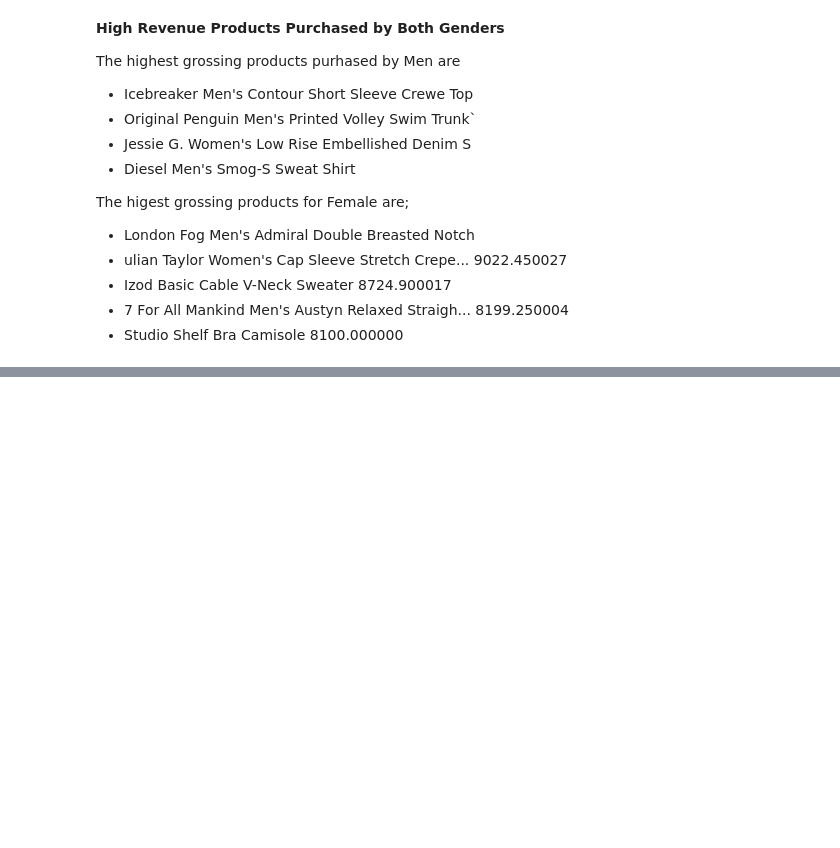
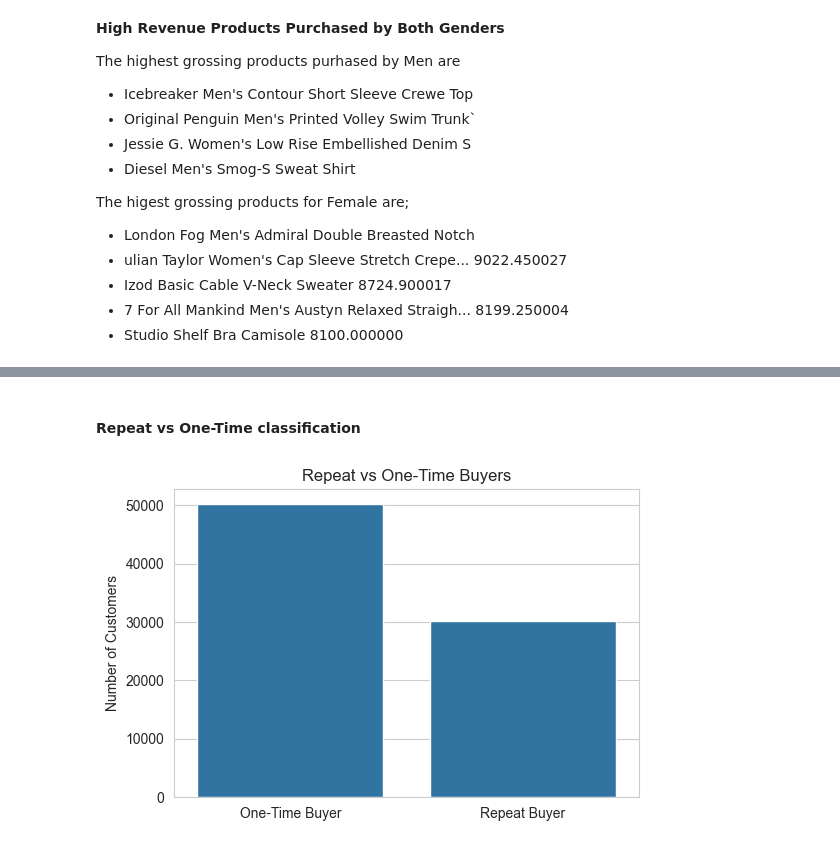
Before and after one commit to JuliusFemi/Capstone_project, a Jupyter notebook: code.ipynb, the cells around one changed output, grey strips where cells are left out. Drawn from its saved outputs; the diff is of its cells as text; code cells hidden in the pictures; blank space fills up the shorter version.

```diff
--- a/code.ipynb
+++ b/code.ipynb
@@ -1476,0 +1519,24 @@ top_products_male_stats
+# %% [markdown]
+#### Repeat vs One-Time classification
+# %%
+# Repeat vs One-Time classification
+order_freq['buyer_type'] = order_freq['order_count'].apply(
+    lambda x: 'Repeat Buyer' if x > 1 else 'One-Time Buyer')
+
+'''
+Goes through each user’s order_count, if order_id  > 1, customer is a repeat buyer,
+else, one time buyter
+'''
+buyer_counts = order_freq['buyer_type'].value_counts().reset_index()
+buyer_counts.columns = ['buyer_type', 'count']
+
+# Bar Chart
+plt.figure(figsize=(6,4))
+sns.barplot(x='buyer_type', y='count', data=buyer_counts)
+plt.title('Repeat vs One-Time Buyers')
+plt.xlabel('')
+plt.ylabel('Number of Customers')
+plt.savefig('Graphs/bar_repeat_customers.png')
+plt.show()
+# %% [output]
+[figure, added]
```
Also changed, not shown: parts of 54 cells of this notebook, 10 other files.
